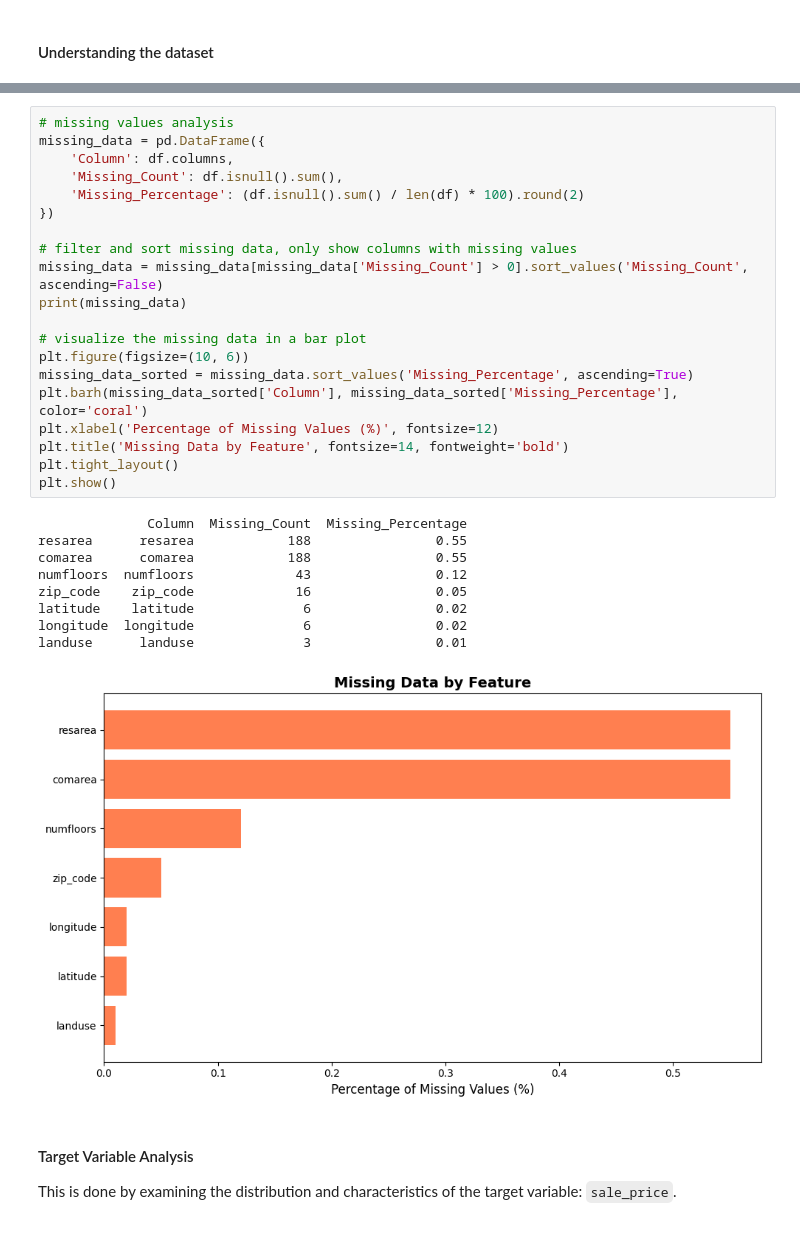
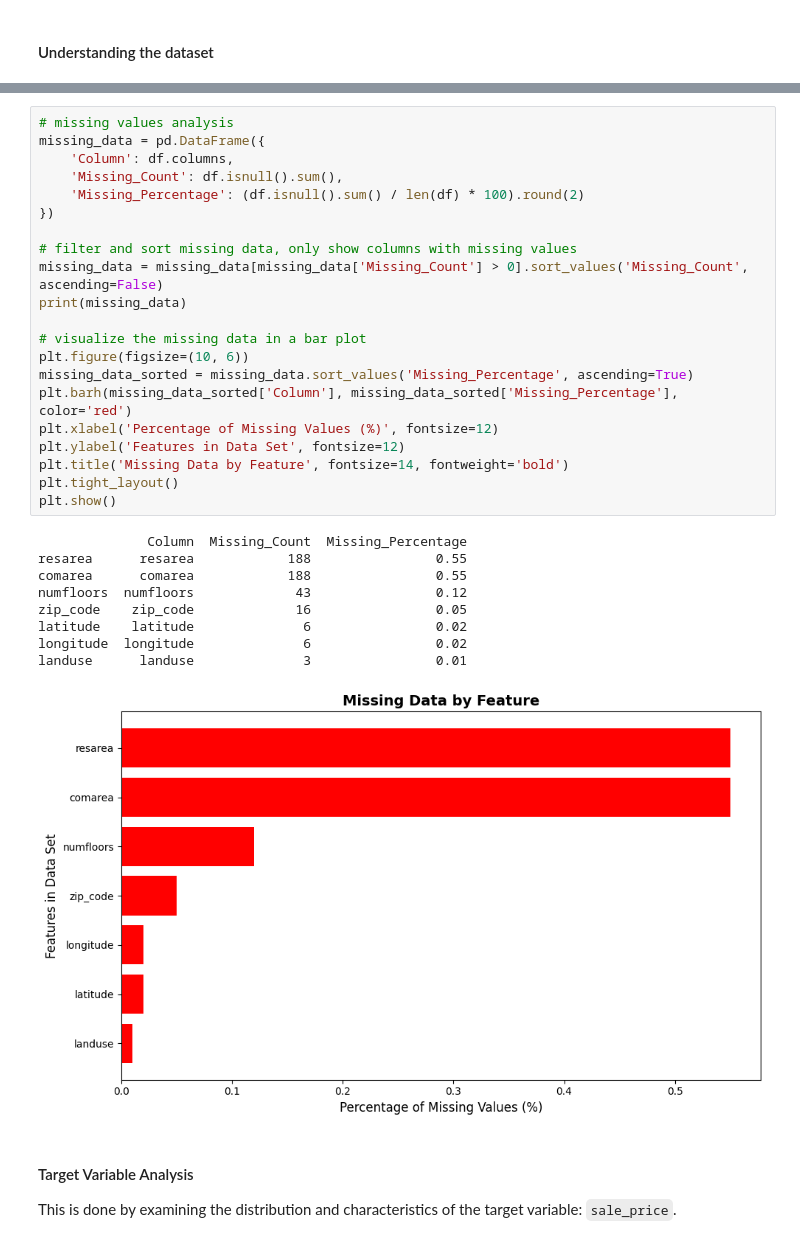
Before and after one commit to celina-ayl/capstone_project, a Jupyter notebook: capstone_project.ipynb, the cells around one changed output, grey strips where cells are left out. Drawn from its saved outputs; the diff is of its cells as text.

```diff
--- a/capstone_project.ipynb
+++ b/capstone_project.ipynb
@@ -64,33 +64,34 @@ df.describe()
 # %%
 # missing values analysis
 missing_data = pd.DataFrame({
     'Column': df.columns,
     'Missing_Count': df.isnull().sum(),
     'Missing_Percentage': (df.isnull().sum() / len(df) * 100).round(2)
 })
 
 # filter and sort missing data, only show columns with missing values
 missing_data = missing_data[missing_data['Missing_Count'] > 0].sort_values('Missing_Count', ascending=False)
 print(missing_data)
 
 # visualize the missing data in a bar plot
 plt.figure(figsize=(10, 6))
 missing_data_sorted = missing_data.sort_values('Missing_Percentage', ascending=True)
-plt.barh(missing_data_sorted['Column'], missing_data_sorted['Missing_Percentage'], color='coral')
+plt.barh(missing_data_sorted['Column'], missing_data_sorted['Missing_Percentage'], color='red')
 plt.xlabel('Percentage of Missing Values (%)', fontsize=12)
+plt.ylabel('Features in Data Set', fontsize=12)
 plt.title('Missing Data by Feature', fontsize=14, fontweight='bold')
 plt.tight_layout()
 plt.show()
 # %% [output]
               Column  Missing_Count  Missing_Percentage
 resarea      resarea            188                0.55
 comarea      comarea            188                0.55
 numfloors  numfloors             43                0.12
 zip_code    zip_code             16                0.05
 latitude    latitude              6                0.02
 longitude  longitude              6                0.02
 landuse      landuse              3                0.01
-[figure, old version]
+[figure, new version]
 # %% [markdown]
 #### Target Variable Analysis
 This is done by examining the distribution and characteristics of the target variable: `sale_price`.
```
Also changed, not shown: parts of 3 cells of this notebook.
